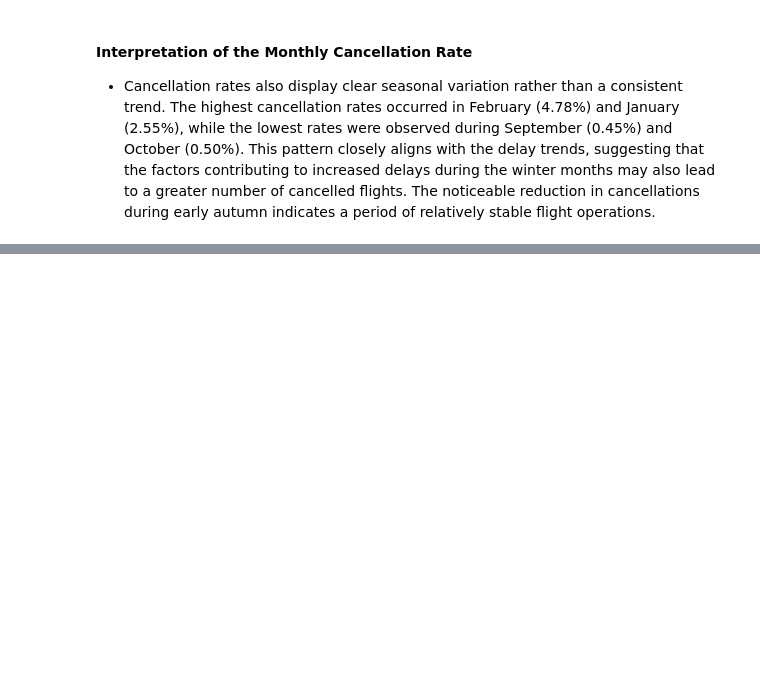
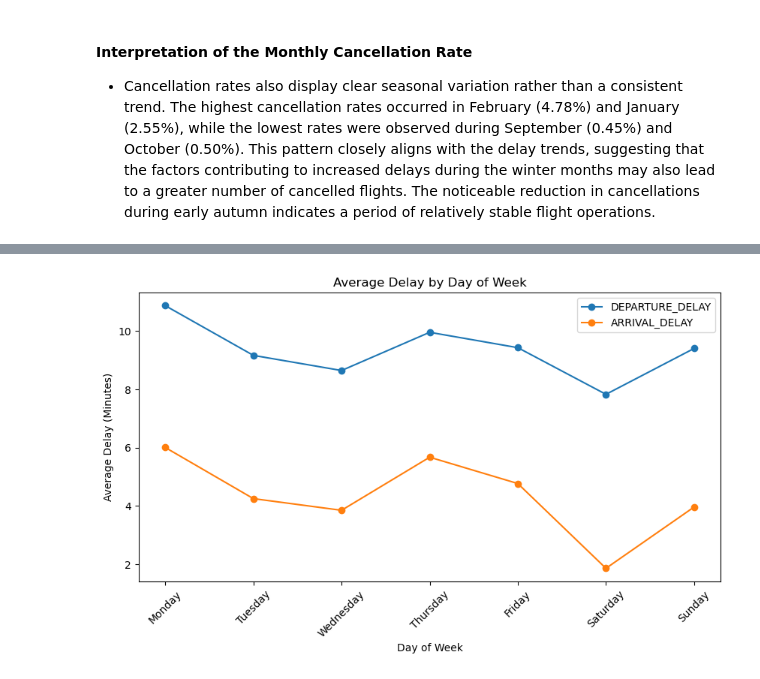
Before and after one commit to HerryTech/Python-Projects, a Jupyter notebook: Airline_Operations/airline_operations.ipynb, the cells around one changed output, grey strips where cells are left out. Saved outputs shown, nothing was run; the diff lists cells and outputs as text; code cells hidden in the pictures; blank space fills up the shorter version.

```diff
--- a/Airline_Operations/airline_operations.ipynb
+++ b/Airline_Operations/airline_operations.ipynb
@@ -453,0 +454,29 @@ weekday_delay
+# %%
+day_map = {
+    1: 'Monday',
+    2: 'Tuesday',
+    3: 'Wednesday',
+    4: 'Thursday',
+    5: 'Friday',
+    6: 'Saturday',
+    7: 'Sunday'
+}
+
+weekday_delay['DAY_NAME'] = weekday_delay['DAY_OF_WEEK'].map(day_map)
+# %%
+import matplotlib.pyplot as plt
+
+weekday_delay.plot(
+    x='DAY_NAME',
+    y=['DEPARTURE_DELAY', 'ARRIVAL_DELAY'],
+    figsize=(10,5),
+    marker='o'
+)
+
+plt.title('Average Delay by Day of Week')
+plt.xlabel('Day of Week')
+plt.ylabel('Average Delay (Minutes)')
+plt.xticks(rotation=45)
+plt.show()
+# %% [output]
+[figure, added]
```
Also changed, not shown: parts of 10 cells of this notebook.
